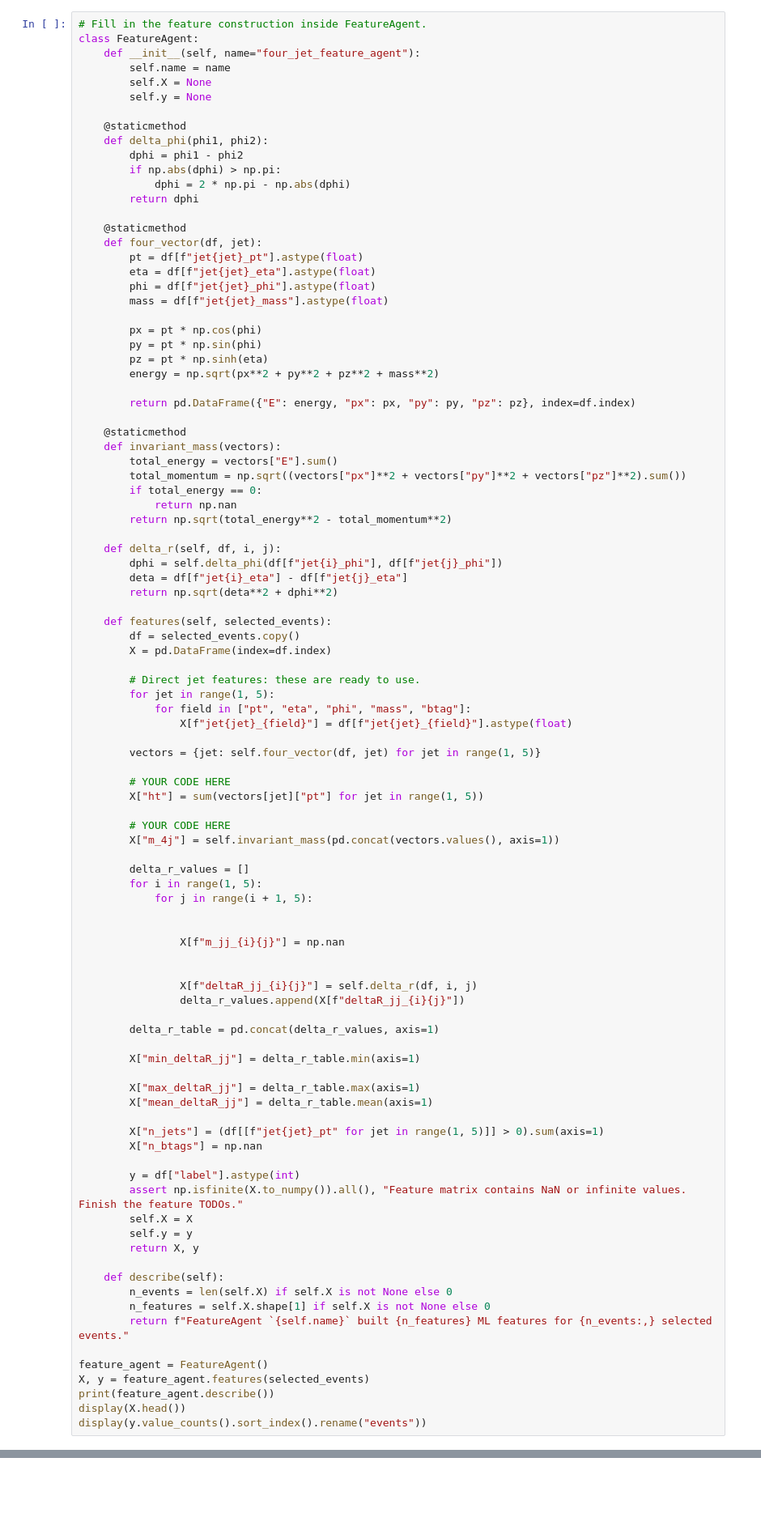
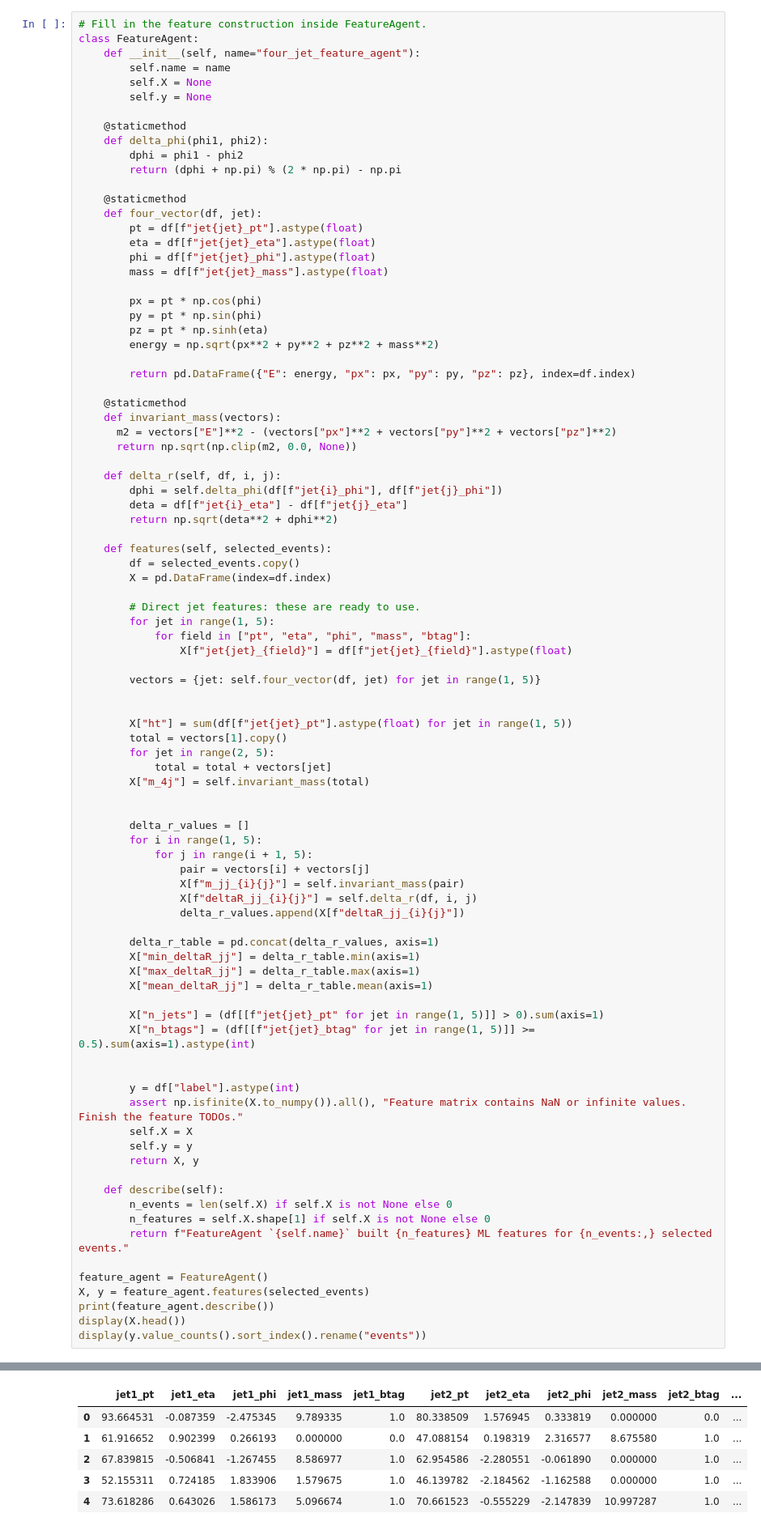
Before and after one commit to cam-1007/PHYS417, a Jupyter notebook: Lab 7/Lab7_Agentic_Workflow.ipynb, the cells around one changed output, grey strips where cells are left out. Shown at 81% size. Drawn from its saved outputs; the diff is of its cells as text; blank space fills up the shorter version.

```diff
--- a/Lab 7/Lab7_Agentic_Workflow.ipynb
+++ b/Lab 7/Lab7_Agentic_Workflow.ipynb
@@ -171,9 +191,7 @@ class FeatureAgent:
     @staticmethod
     def delta_phi(phi1, phi2):
         dphi = phi1 - phi2
-        if np.abs(dphi) > np.pi:
-            dphi = 2 * np.pi - np.abs(dphi)
-        return dphi
+        return (dphi + np.pi) % (2 * np.pi) - np.pi
 
     @staticmethod
     def four_vector(df, jet):
@@ -191,11 +209,8 @@ class FeatureAgent:
 
     @staticmethod
     def invariant_mass(vectors):
-        total_energy = vectors["E"].sum()
-        total_momentum = np.sqrt((vectors["px"]**2 + vectors["py"]**2 + vectors["pz"]**2).sum())
-        if total_energy == 0:
-            return np.nan
-        return np.sqrt(total_energy**2 - total_momentum**2)
+      m2 = vectors["E"]**2 - (vectors["px"]**2 + vectors["py"]**2 + vectors["pz"]**2)
+      return np.sqrt(np.clip(m2, 0.0, None))
 
     def delta_r(self, df, i, j):
         dphi = self.delta_phi(df[f"jet{i}_phi"], df[f"jet{j}_phi"])
@@ -213,32 +228,30 @@ class FeatureAgent:
 
         vectors = {jet: self.four_vector(df, jet) for jet in range(1, 5)}
 
-        # YOUR CODE HERE
-        X["ht"] = sum(vectors[jet]["pt"] for jet in range(1, 5))
 
-        # YOUR CODE HERE
-        X["m_4j"] = self.invariant_mass(pd.concat(vectors.values(), axis=1))
+        X["ht"] = sum(df[f"jet{jet}_pt"].astype(float) for jet in range(1, 5))
+        total = vectors[1].copy()
+        for jet in range(2, 5):
+            total = total + vectors[jet]
+        X["m_4j"] = self.invariant_mass(total)
+
 
         delta_r_values = []
         for i in range(1, 5):
             for j in range(i + 1, 5):
-
-
-                X[f"m_jj_{i}{j}"] = np.nan
-
-
+                pair = vectors[i] + vectors[j]
+                X[f"m_jj_{i}{j}"] = self.invariant_mass(pair)
                 X[f"deltaR_jj_{i}{j}"] = self.delta_r(df, i, j)
                 delta_r_values.append(X[f"deltaR_jj_{i}{j}"])
 
         delta_r_table = pd.concat(delta_r_values, axis=1)
-
         X["min_deltaR_jj"] = delta_r_table.min(axis=1)
-
         X["max_deltaR_jj"] = delta_r_table.max(axis=1)
         X["mean_deltaR_jj"] = delta_r_table.mean(axis=1)
 
         X["n_jets"] = (df[[f"jet{jet}_pt" for jet in range(1, 5)]] > 0).sum(axis=1)
-        X["n_btags"] = np.nan
+        X["n_btags"] = (df[[f"jet{jet}_btag" for jet in range(1, 5)]] >= 0.5).sum(axis=1).astype(int)
+
 
         y = df["label"].astype(int)
         assert np.isfinite(X.to_numpy()).all(), "Feature matrix contains NaN or infinite values. Finish the feature TODOs."
@@ -260,0 +274,6 @@ KeyError: 'pt'
+|  | jet1_pt | jet1_eta | jet1_phi | jet1_mass | jet1_btag | jet2_pt | jet2_eta | jet2_phi | jet2_mass | jet2_btag | ... |
+| 0 | 93.664531 | -0.087359 | -2.475345 | 9.789335 | 1.0 | 80.338509 | 1.576945 | 0.333819 | 0.000000 | 0.0 | ... |
+| 1 | 61.916652 | 0.902399 | 0.266193 | 0.000000 | 0.0 | 47.088154 | 0.198319 | 2.316577 | 8.675580 | 1.0 | ... |
+| 2 | 67.839815 | -0.506841 | -1.267455 | 8.586977 | 1.0 | 62.954586 | -2.280551 | -0.061890 | 0.000000 | 1.0 | ... |
+| 3 | 52.155311 | 0.724185 | 1.833906 | 1.579675 | 1.0 | 46.139782 | -2.184562 | -1.162588 | 0.000000 | 1.0 | ... |
+| 4 | 73.618286 | 0.643026 | 1.586173 | 5.096674 | 1.0 | 70.661523 | -0.555229 | -2.147839 | 10.997287 | 1.0 | ... |
```
Also changed, not shown: parts of 10 cells of this notebook, 1 other file.
